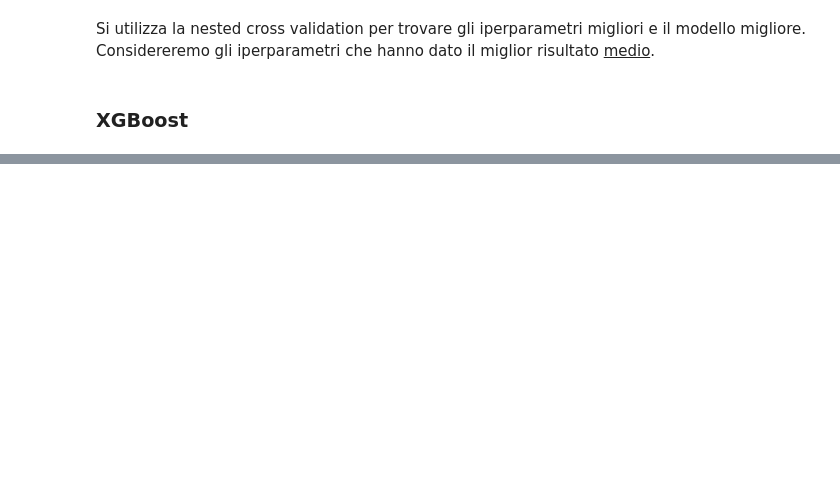
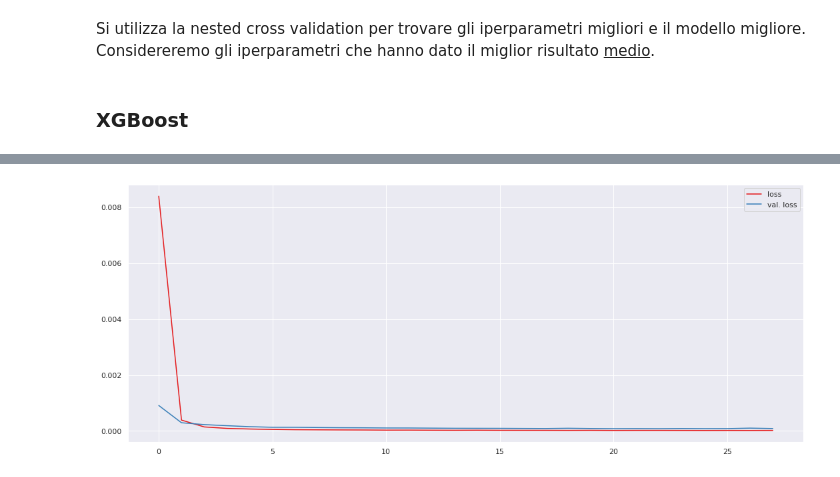
Before and after one commit to alessioarcara/JobFailurePrediction-CNAF, a Jupyter notebook: tirocinio/notebooks/job_zombie_prediction.ipynb, the cells around one changed output, grey strips where cells are left out. Saved outputs shown, nothing was run; the diff lists cells and outputs as text; code cells hidden in the pictures; blank space fills up the shorter version.

```diff
--- a/tirocinio/notebooks/job_zombie_prediction.ipynb
+++ b/tirocinio/notebooks/job_zombie_prediction.ipynb
@@ -376,0 +471,31 @@ history
+# %%
+K = keras.backend
+kl_divergence = keras.losses.kullback_leibler_divergence
+
+class KLDivergenceRegularizer(keras.regularizers.Regularizer):
+    def __init__(self, weight, target=0.1):
+        self.weight = weight
+        self.target = target
+    def __call__(self, inputs):
+        mean_activities = K.mean(inputs, axis=0)
+        return self.weight * (
+            kl_divergence(self.target, mean_activities) +
+            kl_divergence(1. - self.target, 1. - mean_activities)
+        )
+# %%
+kld_reg = KLDivergenceRegularizer(weight= 0.05, target=0.1)
+sparse_kl_encoder = keras.models.Sequential([
+    keras.layers.Input(input_shape, dtype='float64'),
+    keras.layers.Dense(hidden1, activation="selu", kernel_initializer="lecun_normal"),
+    keras.layers.Dense(384, activation="sigmoid", activity_regularizer=kld_reg),
+])
+sparse_kl_decoder = keras.models.Sequential([
+    keras.layers.Dense(100, activation="selu", kernel_initializer="lecun_normal", input_shape=[384]),
+    keras.layers.Dense(input_shape, activation="linear")
+])
+sparse_kl_ae = keras.models.Sequential([sparse_kl_encoder, sparse_kl_decoder])
+sparse_kl_ae.compile(loss='mse', optimizer=keras.optimizers.Adam(learning_rate=3e-4, beta_1=0.9, beta_2=0.999))
+
+history = sparse_kl_ae.fit(X_normal_train, X_normal_train,
+                 callbacks=cb,
+                 batch_size=32, epochs=50, validation_data=(X_val_transformed, X_val_transformed))
@@ -376,0 +520,4 @@ history
+# %%
+plot_training_history(history, (15, 6))
+# %% [output]
+[figure, added]
```
Also changed, not shown: parts of 49 cells of this notebook, 1 other file.
